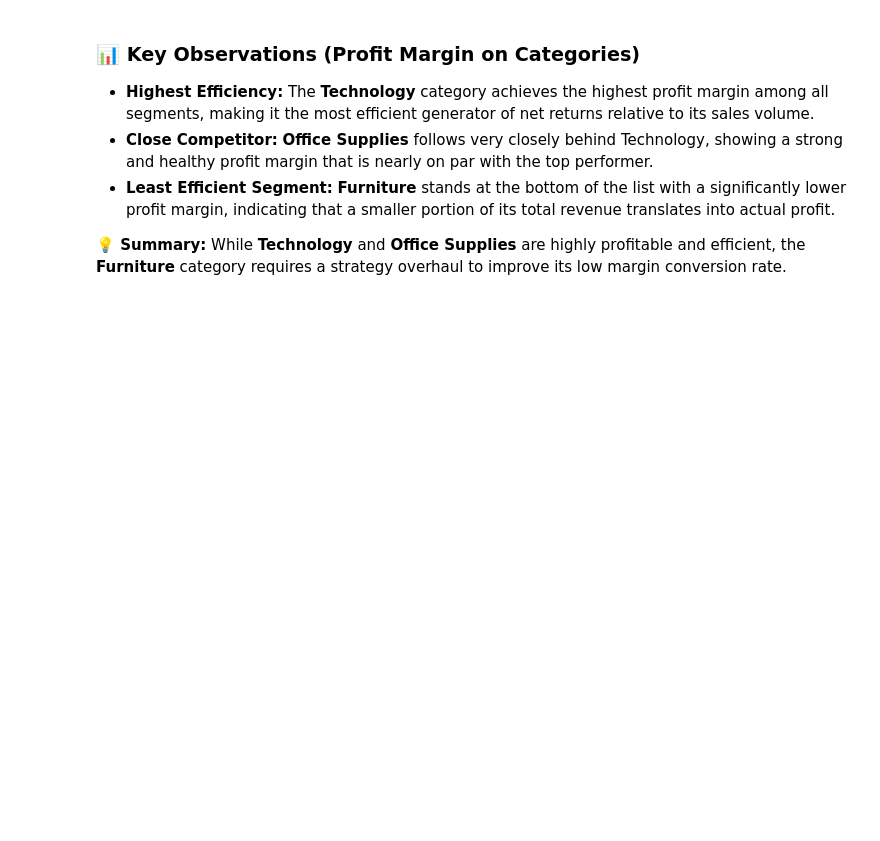
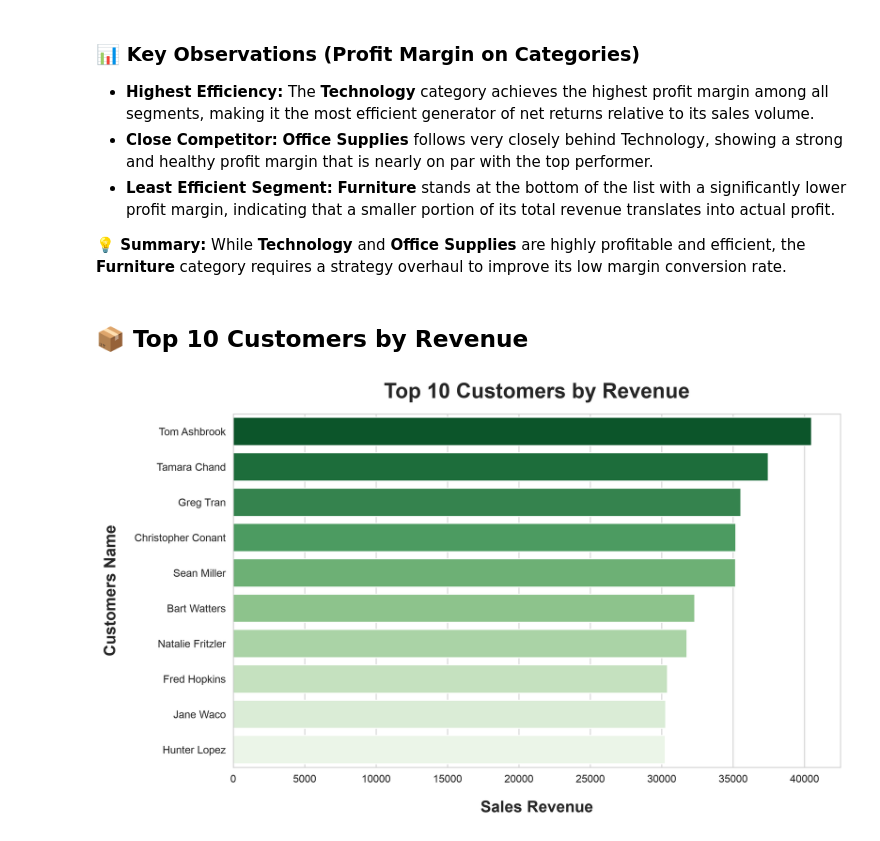
Before and after one commit to Pratyush-Guleria/data-analysis-projects, a Jupyter notebook: project-02-retail-sales-analysis/notebook/01_eda.ipynb, the cells around one changed output. Saved outputs shown, nothing was run; the diff lists cells and outputs as text; code cells hidden in the pictures; blank space fills up the shorter version.

Commit message:
Analysis on top 10 customers by revenue

```diff
--- a/project-02-retail-sales-analysis/notebook/01_eda.ipynb
+++ b/project-02-retail-sales-analysis/notebook/01_eda.ipynb
@@ -536,3 +536,32 @@ plt.show()
 * **Least Efficient Segment:** **Furniture** stands at the bottom of the list with a significantly lower profit margin, indicating that a smaller portion of its total revenue translates into actual profit.
 
 **💡 Summary:** While **Technology** and **Office Supplies** are highly profitable and efficient, the **Furniture** category requires a strategy overhaul to improve its low margin conversion rate.
+# %% [markdown]
+## 📦 Top 10 Customers by Revenue
+# %%
+customer_df = df.groupby("Customer.Name")["Sales"].sum().sort_values(ascending = False).reset_index()
+top_10_customer = customer_df.head(10)
+# %%
+plt.figure(figsize = (10, 6))
+
+sns.barplot(
+    data = top_10_customer,
+    x = "Sales",
+    y = "Customer.Name",
+    errorbar = None,
+    legend = False,
+    hue = "Customer.Name",
+    palette = "Greens_r"
+)
+
+plt.title("Top 10 Customers by Revenue", fontsize = 20, fontweight = "bold", pad = 15)
+
+plt.xlabel("Sales Revenue", fontsize = 15, fontweight = "bold", labelpad = 15)
+plt.ylabel("Customers Name", fontsize = 15, fontweight = "bold", labelpad = 15)
+
+plt.tight_layout()
+
+plt.savefig("../images/top_10_customers_by_revenue.png", dpi = 300, bbox_inches = "tight")
+plt.show()
+# %% [output]
+[figure, added]
```
